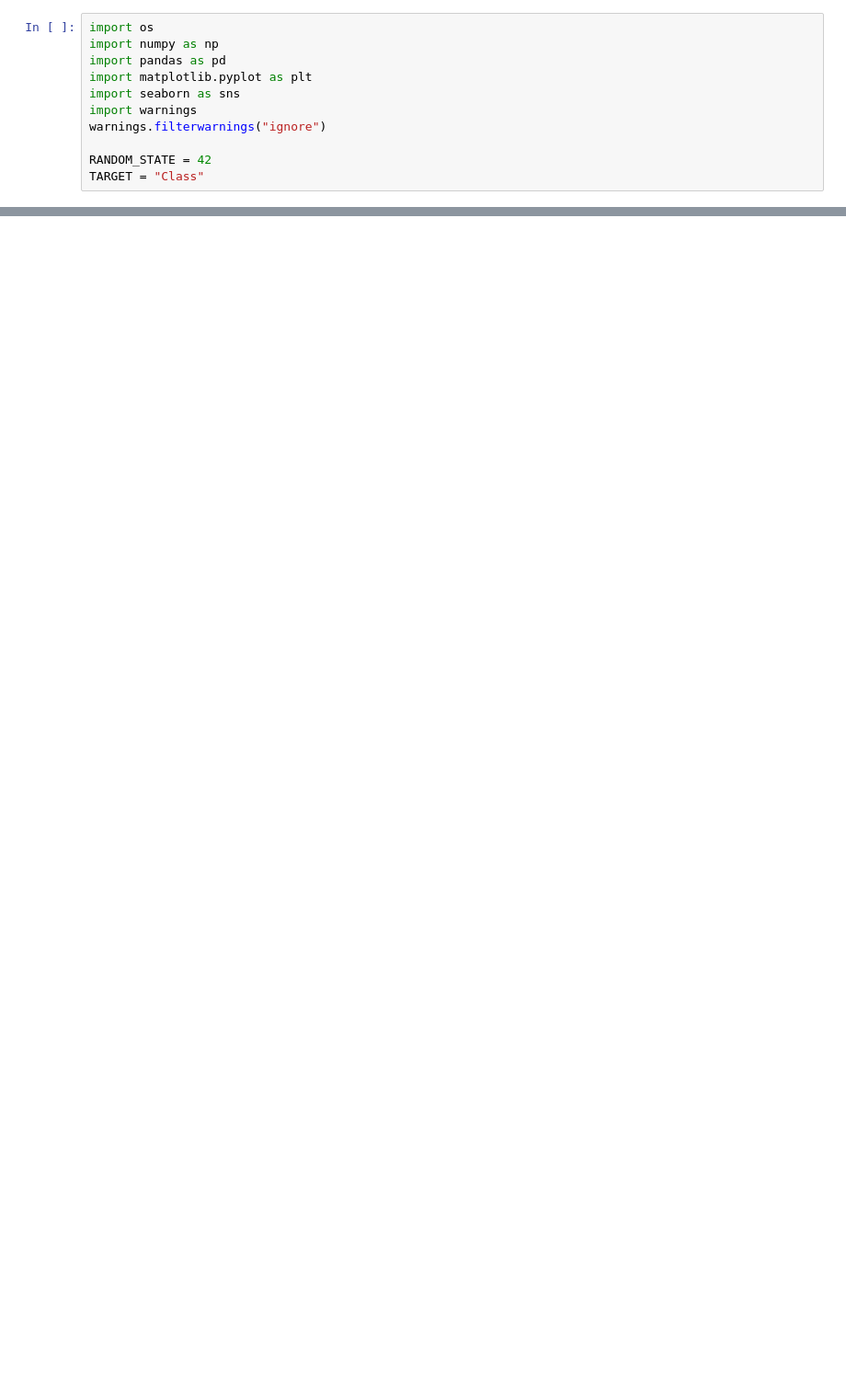
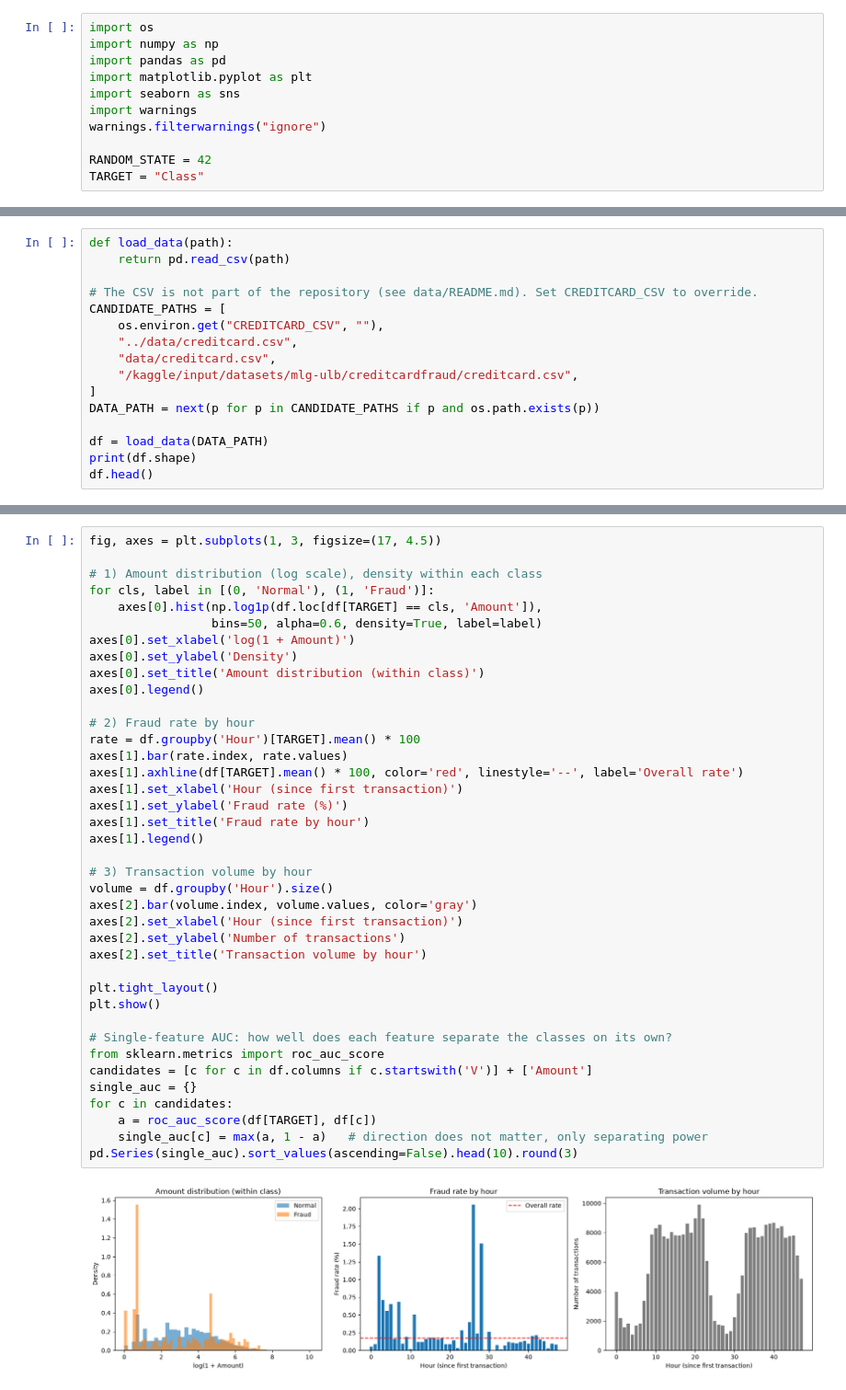
Before and after one commit to melihkoc1/credit-card-fraud-detection, a Jupyter notebook: notebooks/credit-card-fraud-detection.ipynb, the cells around one changed output, grey strips where cells are left out. Shown at 92% size. Cells and saved outputs as stored; diff of their text form; blank space fills up the shorter version.

```diff
--- a/notebooks/credit-card-fraud-detection.ipynb
+++ b/notebooks/credit-card-fraud-detection.ipynb
@@ -527,0 +18,16 @@ tablo.sort_values('Sadece sahtekârlıklar', ascending=False).head(10).round(3)
+# %%
+def load_data(path):
+    return pd.read_csv(path)
+
+# The CSV is not part of the repository (see data/README.md). Set CREDITCARD_CSV to override.
+CANDIDATE_PATHS = [
+    os.environ.get("CREDITCARD_CSV", ""),
+    "../data/creditcard.csv",
+    "data/creditcard.csv",
+    "/kaggle/input/datasets/mlg-ulb/creditcardfraud/creditcard.csv",
+]
+DATA_PATH = next(p for p in CANDIDATE_PATHS if p and os.path.exists(p))
+
+df = load_data(DATA_PATH)
+print(df.shape)
+df.head()
@@ -527,0 +126,41 @@ tablo.sort_values('Sadece sahtekârlıklar', ascending=False).head(10).round(3)
+# %%
+fig, axes = plt.subplots(1, 3, figsize=(17, 4.5))
+
+# 1) Amount distribution (log scale), density within each class
+for cls, label in [(0, 'Normal'), (1, 'Fraud')]:
+    axes[0].hist(np.log1p(df.loc[df[TARGET] == cls, 'Amount']),
+                 bins=50, alpha=0.6, density=True, label=label)
+axes[0].set_xlabel('log(1 + Amount)')
+axes[0].set_ylabel('Density')
+axes[0].set_title('Amount distribution (within class)')
+axes[0].legend()
+
+# 2) Fraud rate by hour
+rate = df.groupby('Hour')[TARGET].mean() * 100
+axes[1].bar(rate.index, rate.values)
+axes[1].axhline(df[TARGET].mean() * 100, color='red', linestyle='--', label='Overall rate')
+axes[1].set_xlabel('Hour (since first transaction)')
+axes[1].set_ylabel('Fraud rate (%)')
+axes[1].set_title('Fraud rate by hour')
+axes[1].legend()
+
+# 3) Transaction volume by hour
+volume = df.groupby('Hour').size()
+axes[2].bar(volume.index, volume.values, color='gray')
+axes[2].set_xlabel('Hour (since first transaction)')
+axes[2].set_ylabel('Number of transactions')
+axes[2].set_title('Transaction volume by hour')
+
+plt.tight_layout()
+plt.show()
+
+# Single-feature AUC: how well does each feature separate the classes on its own?
+from sklearn.metrics import roc_auc_score
+candidates = [c for c in df.columns if c.startswith('V')] + ['Amount']
+single_auc = {}
+for c in candidates:
+    a = roc_auc_score(df[TARGET], df[c])
+    single_auc[c] = max(a, 1 - a)   # direction does not matter, only separating power
+pd.Series(single_auc).sort_values(ascending=False).head(10).round(3)
+# %% [output]
+[figure, added]
```
Also changed, not shown: parts of 42 cells of this notebook, 3 other files.
